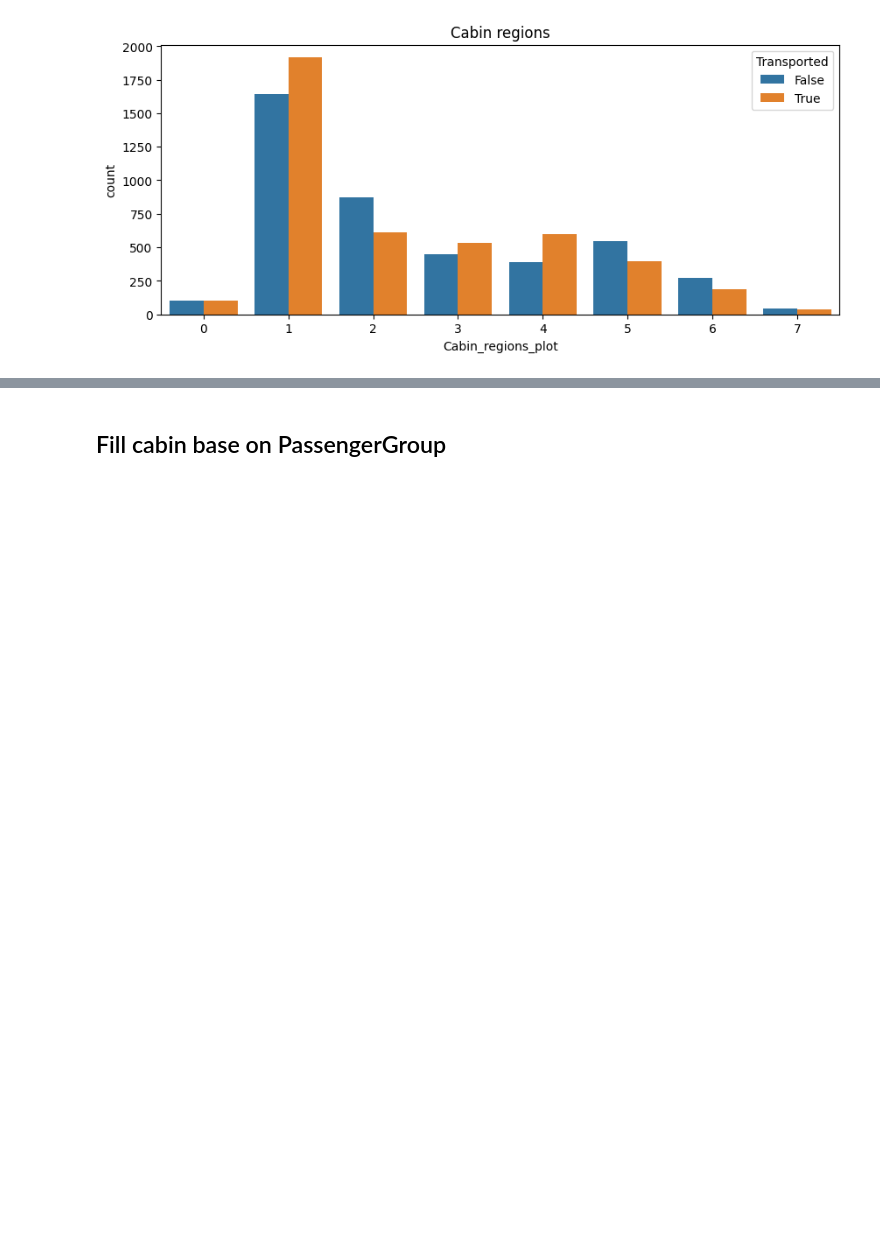
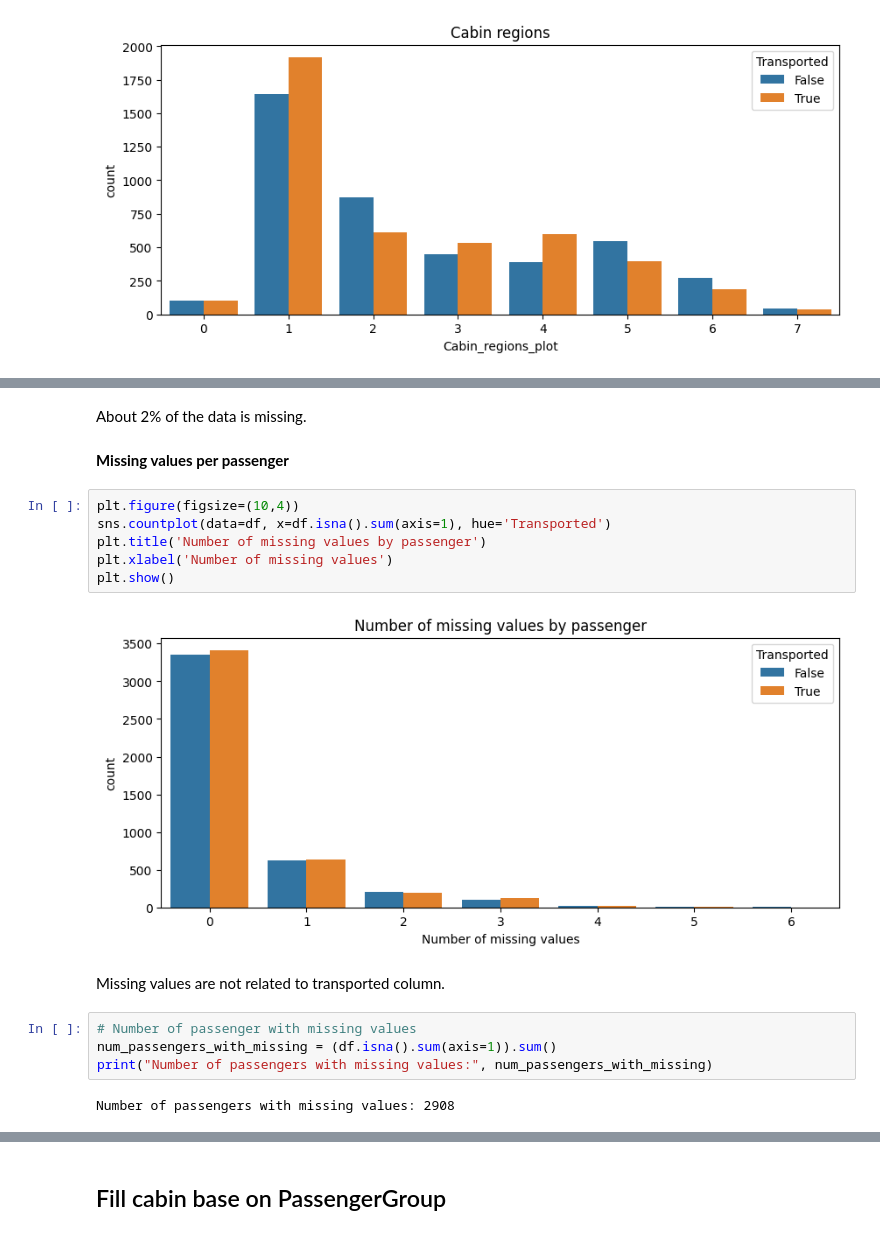
Before and after one commit to YarinArava/SpaceShipTitanic_FinalProject, a Jupyter notebook: Spaceship_Titanic_edited_2.ipynb, the cells around one changed output, grey strips where cells are left out. Cells and saved outputs as stored; diff of their text form; blank space fills up the shorter version.

```diff
--- a/Spaceship_Titanic_edited_2.ipynb
+++ b/Spaceship_Titanic_edited_2.ipynb
@@ -453,0 +511,20 @@ df.head()
+# %% [markdown]
+About 2% of the data is missing.
+# %% [markdown]
+**Missing values per passenger**
+# %%
+plt.figure(figsize=(10,4))
+sns.countplot(data=df, x=df.isna().sum(axis=1), hue='Transported')
+plt.title('Number of missing values by passenger')
+plt.xlabel('Number of missing values')
+plt.show()
+# %% [output]
+[figure, added]
+# %% [markdown]
+Missing values are not related to transported column.
+# %%
+# Number of passenger with missing values
+num_passengers_with_missing = (df.isna().sum(axis=1)).sum()
+print("Number of passengers with missing values:", num_passengers_with_missing)
+# %% [output]
+Number of passengers with missing values: 2908
```
Also changed, not shown: parts of 46 cells of this notebook.
